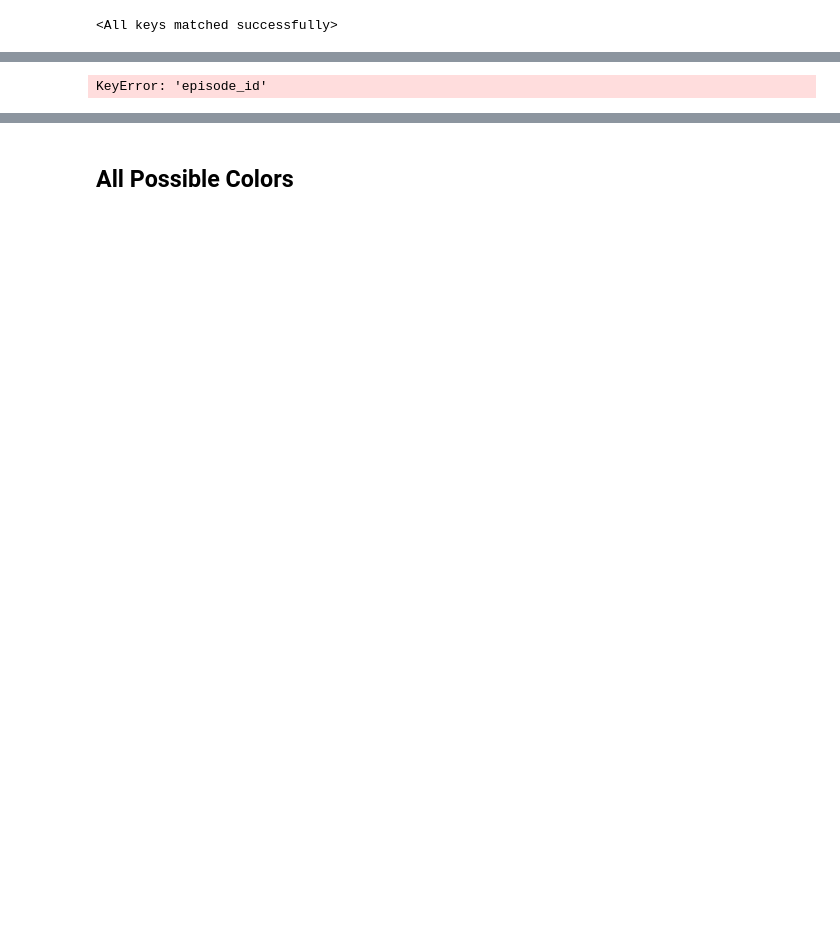
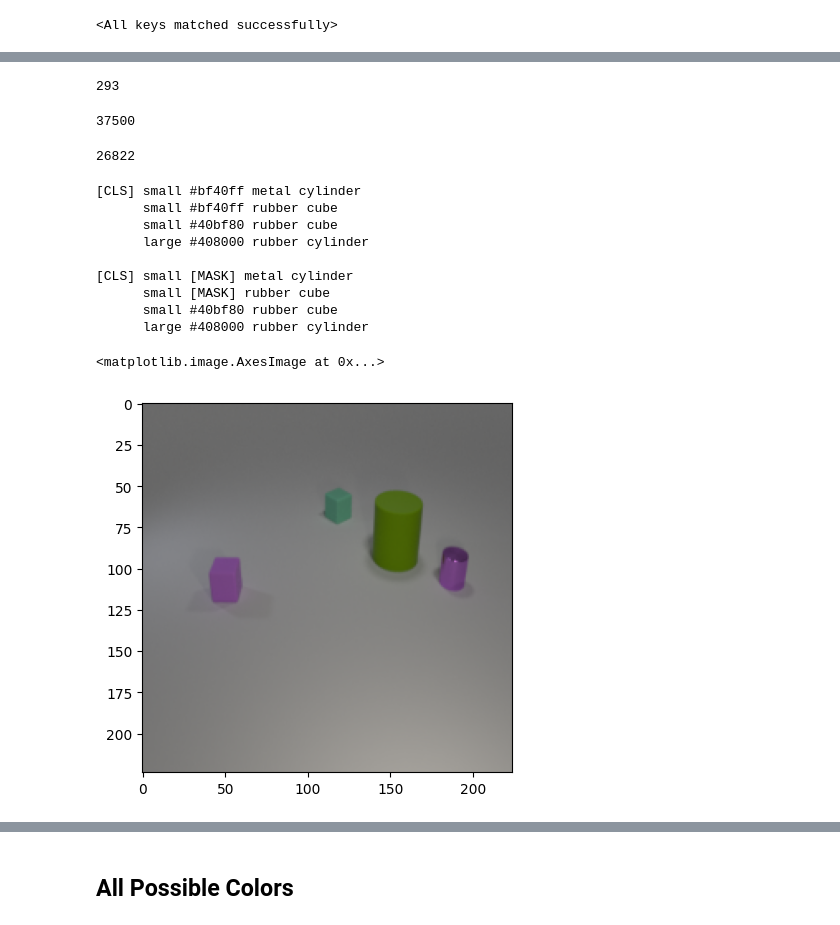
Before and after one commit to fdelrio89/data-systematic, a Jupyter notebook: notebooks/MMLM Tests.ipynb, the cells around one changed output, grey strips where cells are left out. Cells and saved outputs as stored; diff of their text form; code cells hidden in the pictures; blank space fills up the shorter version.

```diff
--- a/notebooks/MMLM Tests.ipynb
+++ b/notebooks/MMLM Tests.ipynb
@@ -80,8 +81,8 @@ Epoch: 999
 # %%
 config = load_config(exp_name)
 
-config.vocabulary_path = config.vocabulary_path.replace('/workspace/' ,'/workspace1/')
-# config.vocabulary_path = f'/mnt/ialabnas/homes/fidelrio/clevr-dataset-gen/output/vocab-{n_colors}.txt'
-config.base_path = config.base_path.replace('/workspace/' ,'/workspace1/')
-# config.base_path = f'/mnt/ialabnas/homes/fidelrio/clevr-dataset-gen/output/multicolored-v2/{n_colors}/'
+# config.vocabulary_path = config.vocabulary_path.replace('/workspace/' ,'/workspace1/')
+# # config.vocabulary_path = f'/mnt/ialabnas/homes/fidelrio/clevr-dataset-gen/output/vocab-{n_colors}.txt'
+# config.base_path = config.base_path.replace('/workspace/' ,'/workspace1/')
+# # config.base_path = f'/mnt/ialabnas/homes/fidelrio/clevr-dataset-gen/output/multicolored-v2/{n_colors}/'
 # %% [output]
@@ -97,2 +103,4 @@ Add new arg: aug_zero_color = False
 # %%
-config.episodic_training = True
+# config.episodic_training = True
+config.mixture_path = '/workspace1/fidelrio/CLEVR_CoGenT_v1.0/colored-v2/64c_pb=1.0/'
+config.p_mixture = 0.5
@@ -239,5 +232,11 @@ collator = CollatorForMaskedRandomSelectedTokens(config, processor, tokens=color
 # collator = IdentityCollator(config, processor)
 # %%
 train_loader = build_loader(train_dataset, config)
-# %% [output]
-KeyError: 'episode_id'
+# %%
+len(train_loader)
+# %% [output]
+293
+# %%
+len(train_dataset.datasets[0])
+# %% [output]
+37500
@@ -244,18 +246,35 @@ KeyError: 'episode_id'
 # %%
-# sample_idx = 1
-sample_idx = random.randint(0, len(test_dataset))
-image, scene = test_dataset.retrieve_raw(sample_idx)
-image_tensor, scene_tensor = test_dataset[sample_idx]
+ds = train_dataset
+# ds = train_dataset.datasets[1]
+
+# sample_idx = 56666
+sample_idx = random.randint(0, len(ds))
+# image, scene = ds.retrieve_raw(sample_idx)
+image_tensor, scene_tensor = ds[sample_idx]
 
 collated_images, collated_scenes, collated_labels = collator([(image_tensor, scene_tensor)])
 
 print(sample_idx)
+# %% [output]
+26822
 # %%
 print_scene_tensor(scene_tensor)
 print()
 print_scene_tensor(collated_scenes[0])
 
-image
+plt.imshow(image_tensor.transpose(0,2).transpose(0,1) + 0.5)
+# %% [output]
+[CLS] small #bf40ff metal cylinder
+      small #bf40ff rubber cube
+      small #40bf80 rubber cube
+      large #408000 rubber cylinder
+
+[CLS] small [MASK] metal cylinder
+      small [MASK] rubber cube
+      small #40bf80 rubber cube
+      large #408000 rubber cylinder
+<matplotlib.image.AxesImage at 0x...>
+[figure, added]
 # %%
 # print_scene_tensor(scene_tensor)
 # print()
```
Also changed, not shown: parts of 13 cells of this notebook, 6 other files.
